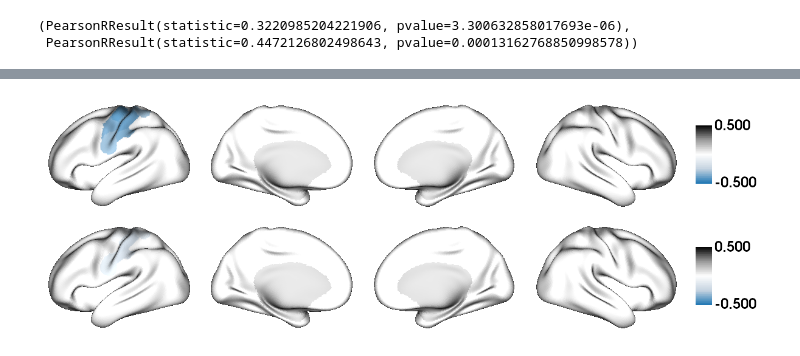
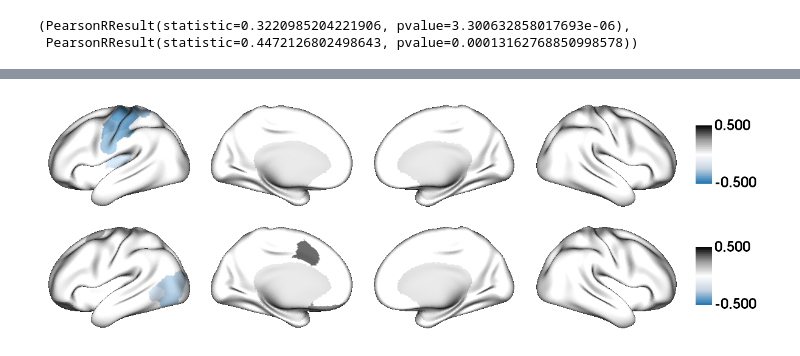
Before and after one commit to wanb-psych/schizotypy4Matthias, a Jupyter notebook: visualization_schaefer200.ipynb, the cells around one changed output, grey strips where cells are left out. Saved outputs shown, nothing was run; the diff lists cells and outputs as text; code cells hidden in the pictures.

```diff
--- a/visualization_schaefer200.ipynb
+++ b/visualization_schaefer200.ipynb
@@ -160,7 +165,7 @@ for i in range(68):
 tmp1 = fc_epi_pos.copy()
 tmp1[:,0][tmp1[:,2]>0.05] = 0
 tmp2 = fc_epi_neg.copy()
-tmp2[:,0][tmp1[:,2]>0.05] = 0
+tmp2[:,0][tmp2[:,2]>0.05] = 0
 tmp = [tmp1[:,0], tmp2[:,0]]
 
 plot = [None] * len(tmp)
@@ -177,18 +182,18 @@ fp.plot_surface(data=plot, size=(1200,200*len(tmp)), cmap='RdGy', color_range=(-
 # %%
 tmp1 = sc_epi_pos.copy()
 tmp1[:,0][tmp1[:,2]>0.05] = 0
 tmp2 = sc_epi_neg.copy()
-tmp2[:,0][tmp1[:,2]>0.05] = 0
+tmp2[:,0][tmp2[:,2]>0.05] = 0
 tmp = [tmp1[:,0], tmp2[:,0]]
 
 plot = [None] * len(tmp)
 for i in range(len(tmp)):
   plot[i] = schaefer200.copy()
   for j in range(200):
     plot[i][schaefer200==j+1] = tmp[i][j]
   plot[i][schaefer200==0] = np.nan
 
 fp.plot_surface(data=plot, size=(1200,200*len(tmp)), cmap=blue_grey_cmap, color_range=(-0.5,0.5),
                 display=True, filename='./sc_epicenter_scheafer200.png')
 # %% [output]
-[figure, old version]
+[figure, new version]
```
Also changed, not shown: parts of 9 cells of this notebook, 16 other files.
